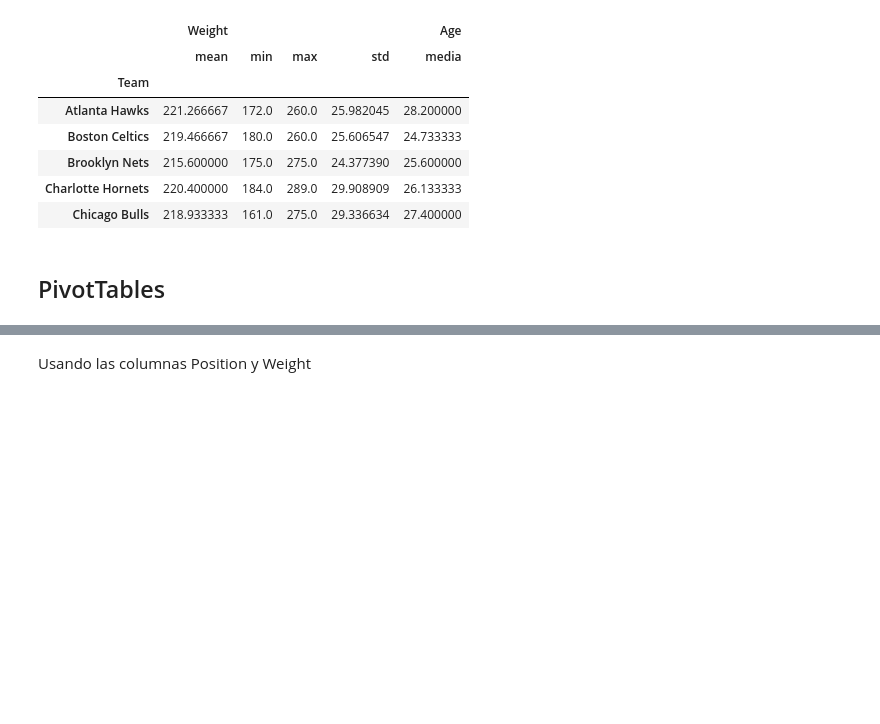
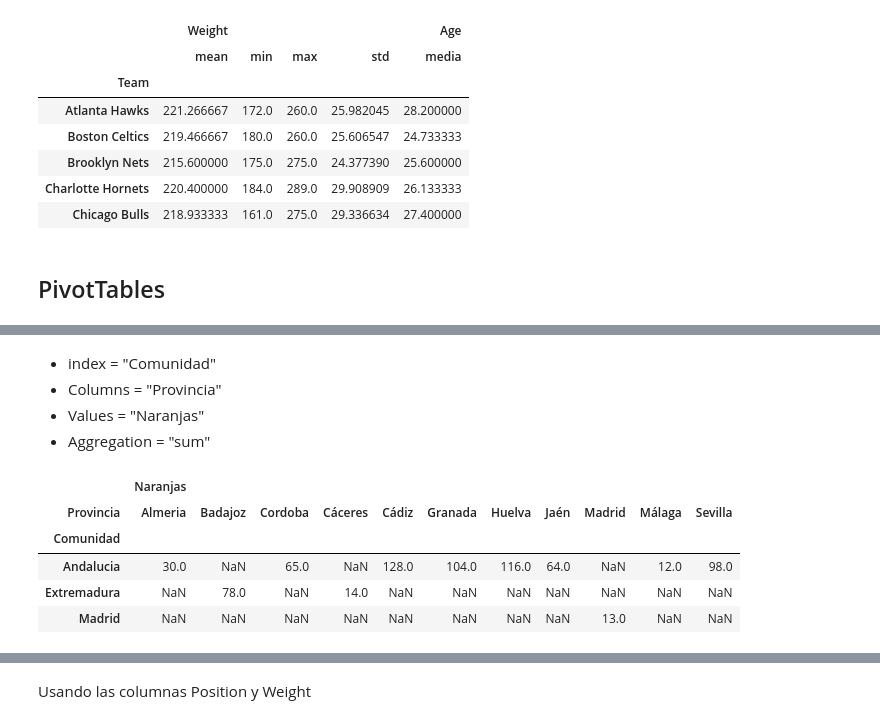
Before and after one commit to alfonso-santos/Intro-Python-Finanzas-2023, a Jupyter notebook: 4_pandas/4_7_combinar_juntar.ipynb, the cells around one changed output, grey strips where cells are left out. Saved outputs shown, nothing was run; the diff lists cells and outputs as text; code cells hidden in the pictures; blank space fills up the shorter version.

```diff
--- a/4_pandas/4_7_combinar_juntar.ipynb
+++ b/4_pandas/4_7_combinar_juntar.ipynb
@@ -405,0 +446,15 @@ result_nba.head()
+# %% [markdown]
+* index = "Comunidad"
+* Columns = "Provincia"
+* Values = "Naranjas"
+* Aggregation = "sum"
+# %%
+# Aquí la función "sum" no importa, solo vemos cómo pivotan los datos
+df.pivot_table(index="Comunidad", columns="Provincia", values=["Naranjas"], aggfunc="sum")
+# %% [output]
+|  | Naranjas |  |  |  |  |  |  |  |  |  |  |
+| Provincia | Almeria | Badajoz | Cordoba | Cáceres | Cádiz | Granada | Huelva | Jaén | Madrid | Málaga | Sevilla |
+| Comunidad |  |  |  |  |  |  |  |  |  |  |  |
+| Andalucia | 30.0 | NaN | 65.0 | NaN | 128.0 | 104.0 | 116.0 | 64.0 | NaN | 12.0 | 98.0 |
+| Extremadura | NaN | 78.0 | NaN | 14.0 | NaN | NaN | NaN | NaN | NaN | NaN | NaN |
+| Madrid | NaN | NaN | NaN | NaN | NaN | NaN | NaN | NaN | 13.0 | NaN | NaN |
```
Also changed, not shown: parts of 10 cells of this notebook.
